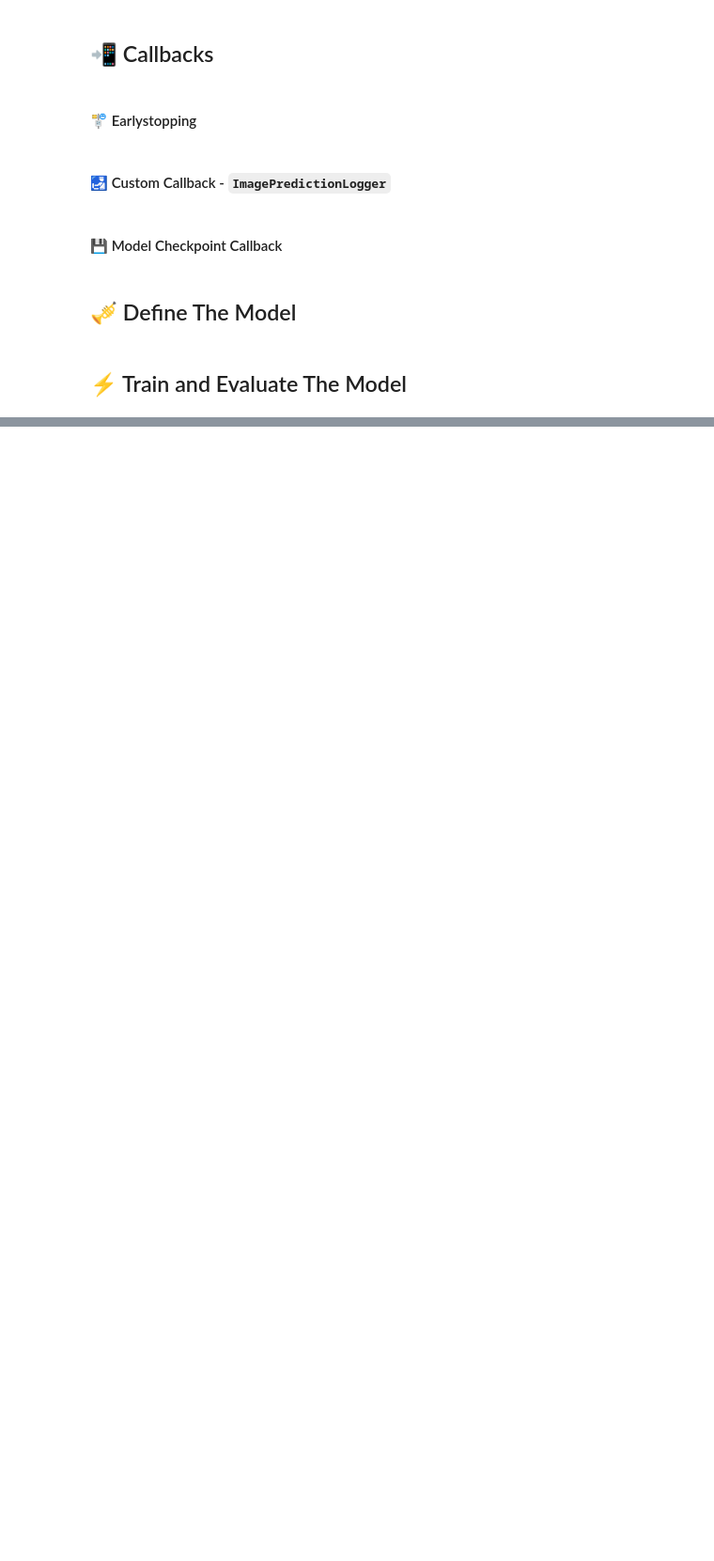
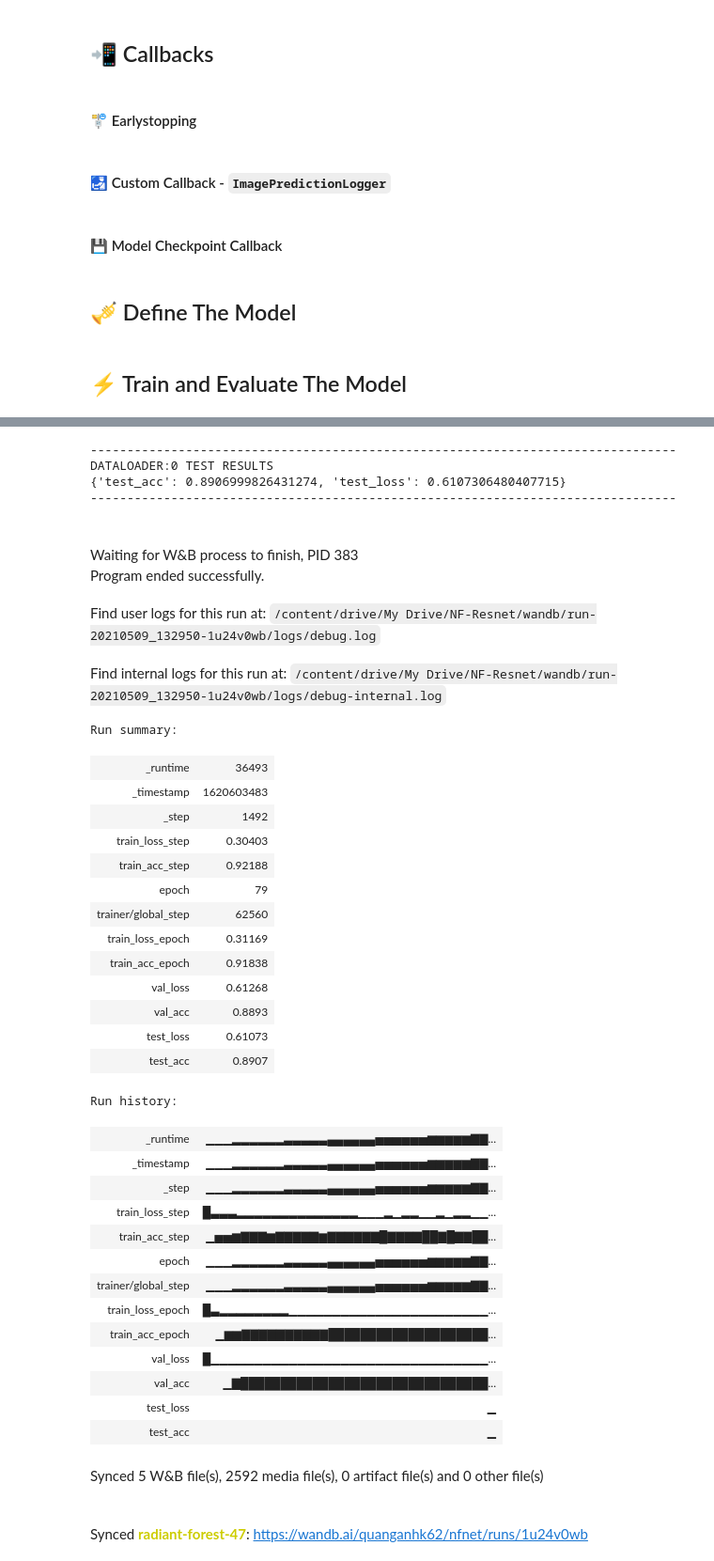
Before and after one commit to quanganh1999/NF-Net-on-CIFAR, a Jupyter notebook: Train_NF_ResNet_on_Cifar_100_using_PyTorch_Lightning.ipynb, the cells around one changed output, grey strips where cells are left out. Shown at 94% size. Drawn from its saved outputs; the diff is of its cells as text; code cells hidden in the pictures; blank space fills up the shorter version.

```diff
--- a/Train_NF_ResNet_on_Cifar_100_using_PyTorch_Lightning.ipynb
+++ b/Train_NF_ResNet_on_Cifar_100_using_PyTorch_Lightning.ipynb
@@ -68,0 +109,2 @@ seed_everything(1999)
+# %%
+base_model = timm.create_model("eca_nfnet_l1", pretrained=True) #256 input 320 test
@@ -68,0 +113,3 @@ seed_everything(1999)
+# %%
+config = base_model.default_cfg
+config
@@ -180,9 +363,9 @@ class ImagePredictionLogger(Callback):
 # %% [markdown]
 #### 💾 Model Checkpoint Callback
 # %%
-MODEL_CKPT_PATH = './model'
-# MODEL_CKPT = 'model-{epoch:02d}-{val_loss:.2f}'
-MODEL_CKPT = 'model-{epoch:02d}-{val_acc:.3f}'
+MODEL_CKPT_PATH = './model1'
+MODEL_CKPT = 'model-CIFAR100-{epoch:02d}-{val_acc:.4f}'
+# MODEL_CKPT = 'model1-{epoch:02d}-{val_acc:.3f}'
 
 checkpoint_callback = ModelCheckpoint(
     monitor='val_acc',
@@ -195,7 +378,8 @@ checkpoint_callback = ModelCheckpoint(
 ## 🎺 Define The Model
 # %%
 class LitModel(pl.LightningModule):
-    def __init__(self, input_shape, num_classes, learning_rate=2e-4):
+    #Empirically, when using adam optimizer, it is recommended to set learning_rate to 2e-4
+    def __init__(self, input_shape, num_classes, learning_rate=1e-3, dropout_rate = 0., used_agc = False, clip_grad = 0.01):
         super().__init__()
 
         # log hyperparameters
@@ -203,13 +387,15 @@ class LitModel(pl.LightningModule):
         self.learning_rate = learning_rate
         self.dim = input_shape
         self.num_classes = num_classes
-
+        self.used_agc = used_agc
+        self.clip_grad = clip_grad
+        self.dropout_rate = dropout_rate
         #train from scratch
         # self.classifier = timm.create_model('nf_resnet50', pretrained=False, num_classes = num_classes)
 
         #transfer learning
         #fine-tuning
-        self.model = timm.create_model("eca_nfnet_l1", pretrained=True, num_classes=num_classes) #256 input 320 test
+        self.model = timm.create_model("eca_nfnet_l1", pretrained=True, num_classes=num_classes, drop_rate = self.dropout_rate) #256 input 320 test
 
         #feature exactor (freezee all layers except the last layer)
         # self.model = timm.create_model("eca_nfnet_l1", pretrained=True)
@@ -221,6 +407,13 @@ class LitModel(pl.LightningModule):
       x = F.log_softmax(self.model.forward(x), dim=1)
       return x
 
+    #using Adaptive Gradient Descent
+    #adapt from train procedure of timm package: https://github.com/rwightman/pytorch-image-models/blob/master/train.py
+    #clip_grad: clipping factor
+    def on_after_backward(self):
+      if(self.used_agc):
+        dispatch_clip_grad(model_parameters(self.model, exclude_head = True),
+                           value = self.clip_grad, mode = "agc")
 
     # logic for a single training step
     def training_step(self, batch, batch_idx):
@@ -264,9 +457,13 @@ class LitModel(pl.LightningModule):
 
     def configure_optimizers(self):
         # optimizer = torch.optim.Adam(self.parameters(), lr=self.learning_rate)
-        optimizer = torch.optim.SGD(model.parameters(), lr=0.001, momentum=0.9, weight_decay=1e-6, nesterov = True)
-        scheduler = pl_bolts.optimizers.lr_scheduler.LinearWarmupCosineAnnealingLR(optimizer, warmup_epochs = 5, max_epochs = 60)
-        # return optimizer
+        optimizer = torch.optim.SGD(self.model.parameters(), lr=self.learning_rate, momentum=0.9, weight_decay=1e-6, nesterov = True)
+        #Because of using pretrain model, we should turn off warm up when using AGC
+        if(self.used_agc is False):
+          scheduler = pl_bolts.optimizers.lr_scheduler.LinearWarmupCosineAnnealingLR(optimizer, warmup_epochs = 5, max_epochs = 80)
+        else:
+          scheduler = torch.optim.lr_scheduler.CosineAnnealingLR(optimizer, 60)
+        #return optimizer
         return [optimizer], [scheduler]
 # %% [markdown]
 ## ⚡ Train and Evaluate The Model
@@ -286,12 +487,12 @@ val_imgs.shape, val_labels.shape
 # %%
 # Init our model
-model = LitModel((3, 256, 256), 100)
+model = LitModel(input_shape=(3, 256, 256), num_classes = 100, learning_rate=0.01, dropout_rate = 0.25, used_agc=False, clip_grad=0.16)
 
 # Initialize wandb logger
 wandb_logger = WandbLogger(project='nfnet', job_type='train-nf-resnet')
 
 # Initialize a trainer
-trainer = pl.Trainer(max_epochs=60,
+trainer = pl.Trainer(max_epochs=80,
                      progress_bar_refresh_rate=5,
                      gpus=1,
                      logger=wandb_logger,
@@ -307,3 +508,4 @@ trainer.test()
 
 # Close wandb run
 wandb.finish()
+# %% [output]
@@ -310,2 +531,40 @@ wandb.finish()
+--------------------------------------------------------------------------------
+DATALOADER:0 TEST RESULTS
+{'test_acc': 0.8906999826431274, 'test_loss': 0.6107306480407715}
+--------------------------------------------------------------------------------
+Waiting for W&B process to finish, PID 383
+Program ended successfully.
+Find user logs for this run at: /content/drive/My Drive/NF-Resnet/wandb/run-20210509_132950-1u24v0wb/logs/debug.log
+Find internal logs for this run at: /content/drive/My Drive/NF-Resnet/wandb/run-20210509_132950-1u24v0wb/logs/debug-internal.log
+Run summary:
+| _runtime | 36493 |
+| _timestamp | 1620603483 |
+| _step | 1492 |
+| train_loss_step | 0.30403 |
+| train_acc_step | 0.92188 |
+| epoch | 79 |
+| trainer/global_step | 62560 |
+| train_loss_epoch | 0.31169 |
+| train_acc_epoch | 0.91838 |
+| val_loss | 0.61268 |
+| val_acc | 0.8893 |
+| test_loss | 0.61073 |
+| test_acc | 0.8907 |
+Run history:
+| _runtime | ▁▁▁▂▂▂▂▂▂▃▃▃▃▃▄▄▄▄▄▄▅▅▅▅▅▅▆▆▆▆▆▇▇... |
+| _timestamp | ▁▁▁▂▂▂▂▂▂▃▃▃▃▃▄▄▄▄▄▄▅▅▅▅▅▅▆▆▆▆▆▇▇... |
+| _step | ▁▁▁▂▂▂▂▂▂▃▃▃▃▃▄▄▄▄▄▄▅▅▅▅▅▅▆▆▆▆▆▇▇... |
+| train_loss_step | █▃▃▃▂▂▂▂▂▂▂▂▂▂▂▂▂▂▁▁▁▂▁▂▂▁▁▂▁▂▂▁▁... |
+| train_acc_step | ▁▅▅▆▇▇▇▆▇▇▇▇▇▆▇▇▇▇▇▇█▇▇▇▇██▇█▇▇██... |
+| epoch | ▁▁▁▂▂▂▂▂▂▃▃▃▃▃▄▄▄▄▄▄▅▅▅▅▅▅▆▆▆▆▆▇▇... |
+| trainer/global_step | ▁▁▁▂▂▂▂▂▂▃▃▃▃▃▄▄▄▄▄▄▅▅▅▅▅▅▆▆▆▆▆▇▇... |
+| train_loss_epoch | █▃▂▂▂▂▂▂▂▂▁▁▁▁▁▁▁▁▁▁▁▁▁▁▁▁▁▁▁▁▁▁▁... |
+| train_acc_epoch | ▁▆▆▇▇▇▇▇▇▇▇▇▇████████████████████... |
+| val_loss | █▁▁▁▁▁▁▁▁▁▁▁▁▁▁▁▁▁▁▁▁▁▁▁▁▁▁▁▁▁▁▁▁... |
+| val_acc | ▁▇███████████████████████████████... |
+| test_loss | ▁ |
+| test_acc | ▁ |
+Synced 5 W&B file(s), 2592 media file(s), 0 artifact file(s) and 0 other file(s)
+Synced radiant-forest-47: https://wandb.ai/quanganhk62/nfnet/runs/1u24v0wb
 # %%
 #resume from checkpoint:
```
Also changed, not shown: parts of 17 cells of this notebook.
